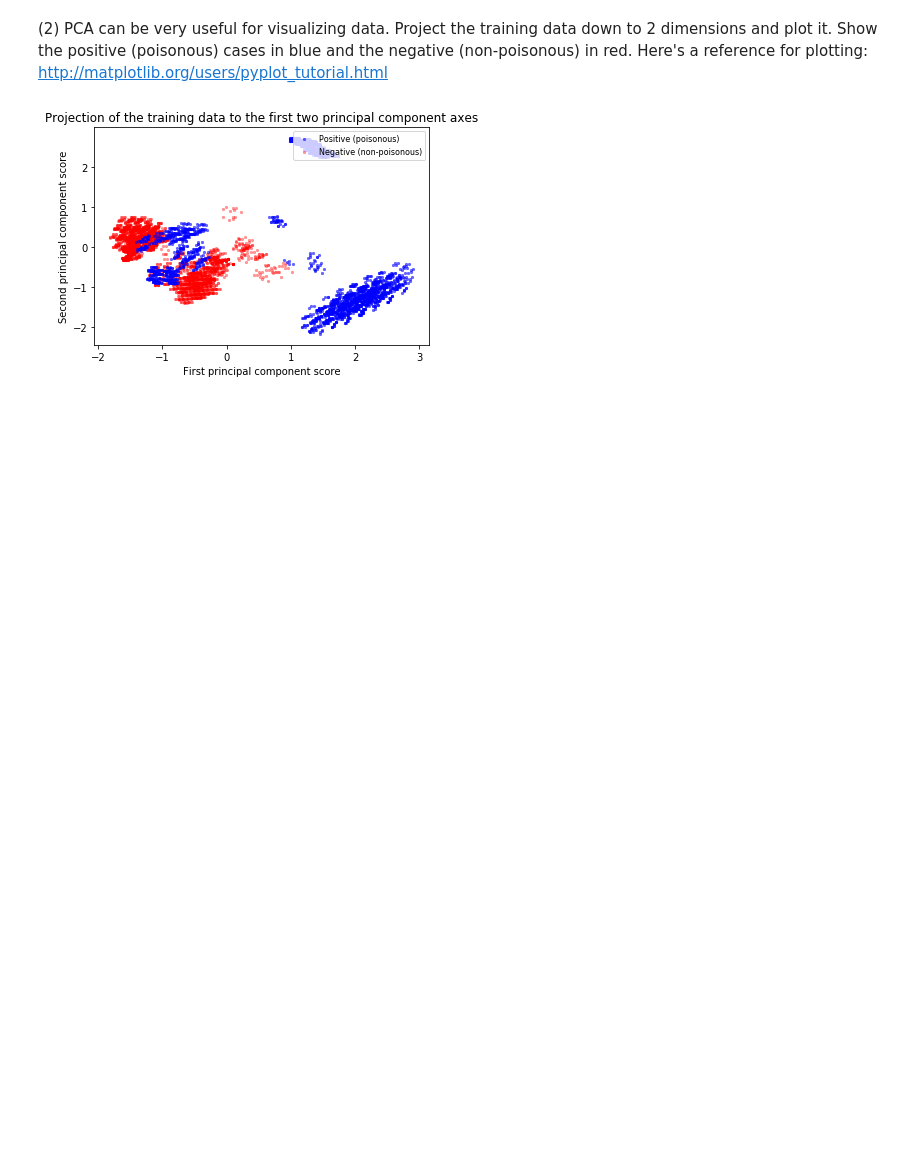
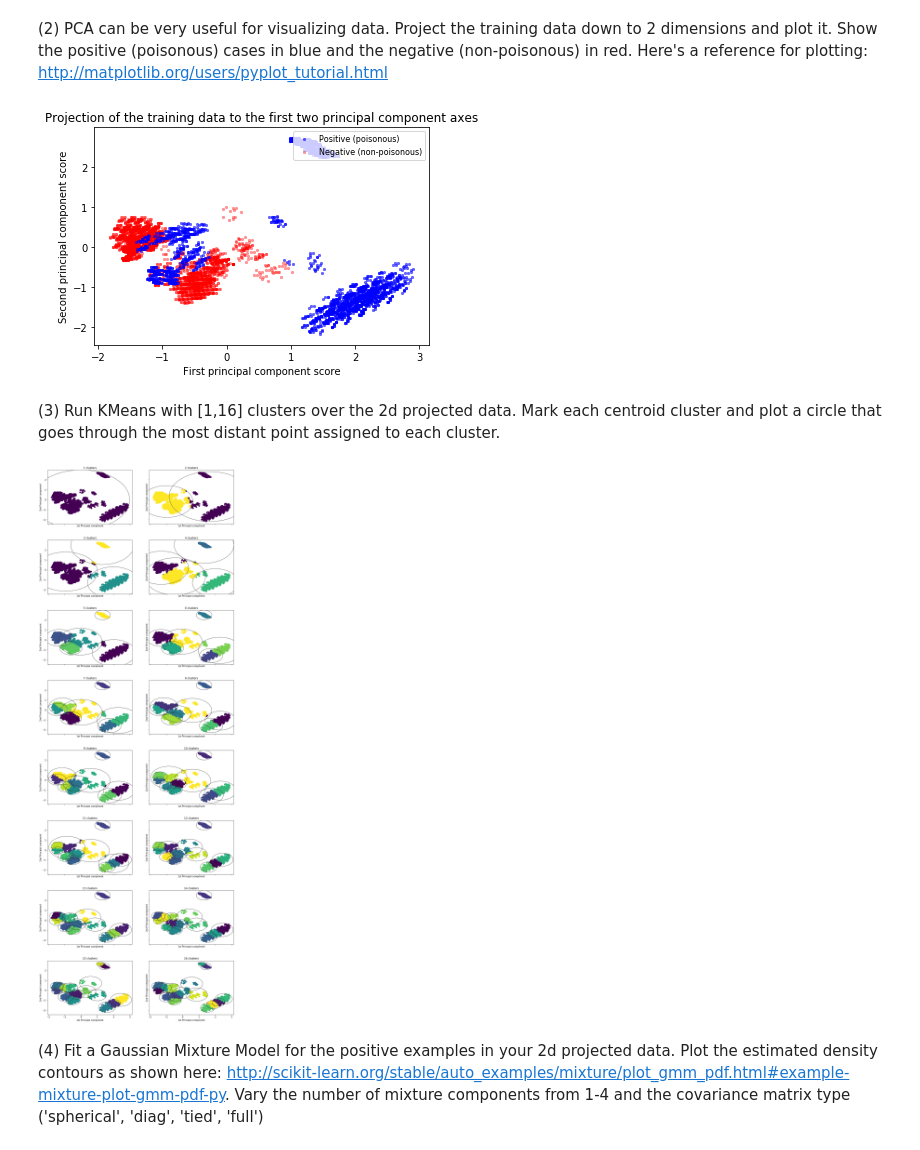
Before and after one commit to sagarkrv/Applied-Machine-Learning, a Jupyter notebook: krv_pragnesh_p3.ipynb, the cells around one changed output. Drawn from its saved outputs; the diff is of its cells as text; code cells hidden in the pictures; blank space fills up the shorter version.

```diff
--- a/krv_pragnesh_p3.ipynb
+++ b/krv_pragnesh_p3.ipynb
@@ -135,3 +116,37 @@ def P2(ip_num_comp = 2):
 P2()
 # %% [output]
 [figure]
+# %% [markdown]
+(3) Run KMeans with [1,16] clusters over the 2d projected data. Mark each centroid cluster and plot a circle that goes through the most distant point assigned to each cluster.
+# %%
+def P3():
+    f, axarr = plt.subplots(8, 2, figsize=(15,45))
+    f.subplots_adjust(hspace=0.3)
+
+    n_clusters = 0
+    for i in range(8):
+        for j in range(2):
+            n_clusters += 1
+            km = KMeans(n_clusters=n_clusters)
+            km.fit(X_reduced)
+            axarr[i, j].scatter(X_reduced[:, 0], X_reduced[:, 1], c=km.labels_)
+            axarr[i, j].set_title('%d clusters' % (n_clusters))
+            for cc in range(km.cluster_centers_.shape[0]):
+                dists = km.transform(X_reduced[km.labels_ == cc])
+                radii = np.amax(dists, axis=0)[cc]
+                circ = plt.Circle((km.cluster_centers_[cc]), radius = radii, fill=False, ec='0.2')
+                ax = axarr[i, j]
+                ax.add_patch(circ)
+
+    for idx, ax in enumerate(axarr.flat):
+        ax.set(xlabel='1st Principal component', ylabel='2nd Principal component')
+
+    # Hide x labels and tick labels for top plots and y ticks for right plots.
+    for ax in axarr.flat:
+        ax.label_outer()
+
+P3()
+# %% [output]
+[figure, added]
+# %% [markdown]
+(4) Fit a Gaussian Mixture Model for the positive examples in your 2d projected data. Plot the estimated density contours as shown here: http://scikit-learn.org/stable/auto_examples/mixture/plot_gmm_pdf.html#example-mixture-plot-gmm-pdf-py. Vary the number of mixture components from 1-4 and the covariance matrix type ('spherical', 'diag', 'tied', 'full')
```
Also changed, not shown: parts of 5 cells of this notebook.
